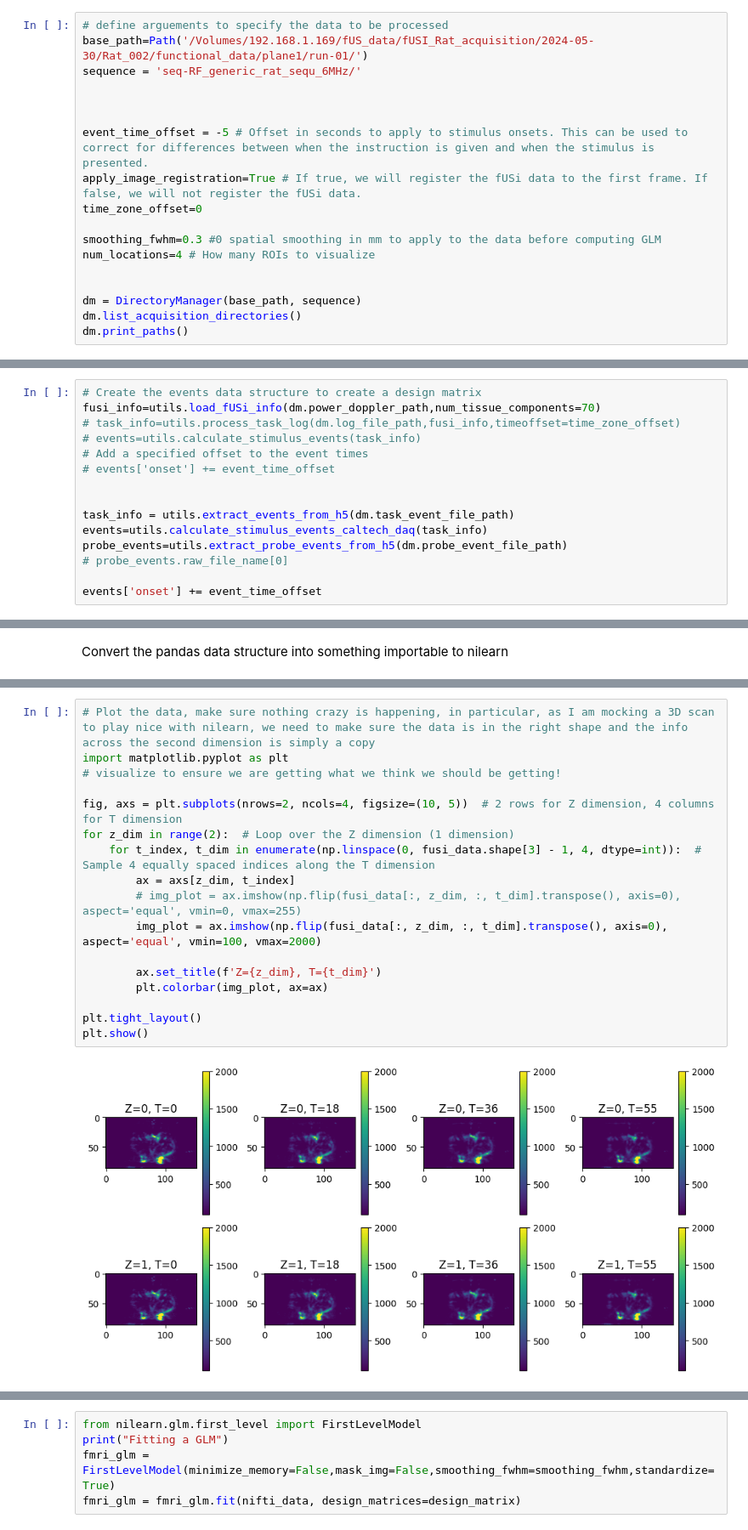
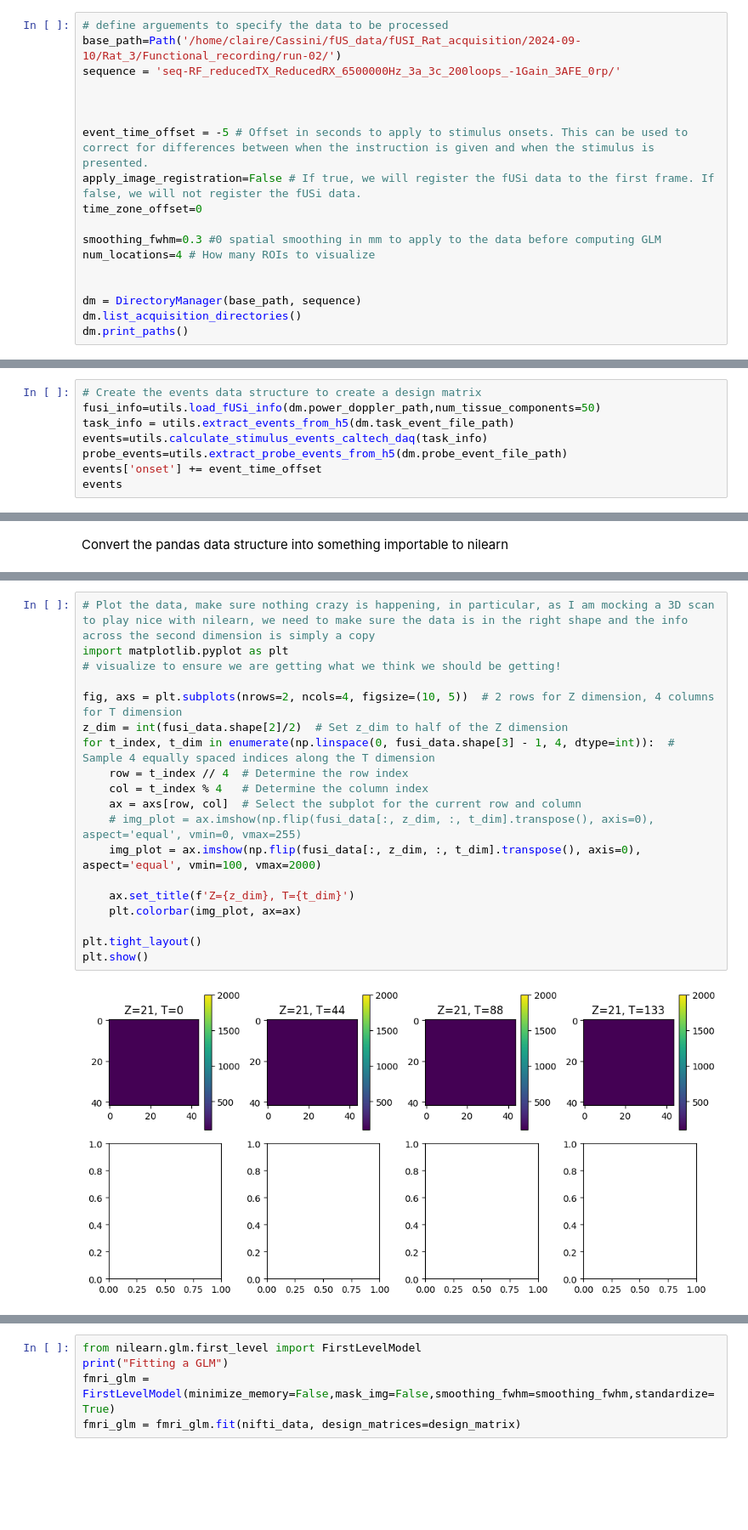
Before and after one commit to ClaireNastaskin/processing_fusi, a Jupyter notebook: Experiments/process_caltech_eventstream.ipynb, the cells around one changed output, grey strips where cells are left out. Shown: that part at 85% size. Saved outputs shown, nothing was run; the diff lists cells and outputs as text; blank space fills up the shorter version.

Commit message:
Add Caltech Fusi utils and update event stream processing

```diff
--- a/Experiments/process_caltech_eventstream.ipynb
+++ b/Experiments/process_caltech_eventstream.ipynb
@@ -35,12 +38,12 @@ from anise.io.load_matlab_dataset import load_data, load_selected_data
 # %%
 # define arguements to specify the data to be processed
-base_path=Path('/Volumes/192.168.1.169/fUS_data/fUSI_Rat_acquisition/2024-05-30/Rat_002/functional_data/plane1/run-01/')
-sequence = 'seq-RF_generic_rat_sequ_6MHz/'
+base_path=Path('/home/claire/Cassini/fUS_data/fUSI_Rat_acquisition/2024-09-10/Rat_3/Functional_recording/run-02/')
+sequence = 'seq-RF_reducedTX_ReducedRX_6500000Hz_3a_3c_200loops_-1Gain_3AFE_0rp/'
 
 
 
 event_time_offset = -5 # Offset in seconds to apply to stimulus onsets. This can be used to correct for differences between when the instruction is given and when the stimulus is presented.
-apply_image_registration=True # If true, we will register the fUSi data to the first frame. If false, we will not register the fUSi data.
+apply_image_registration=False # If true, we will register the fUSi data to the first frame. If false, we will not register the fUSi data.
 time_zone_offset=0
 
 smoothing_fwhm=0.3 #0 spatial smoothing in mm to apply to the data before computing GLM
@@ -83,16 +80,9 @@ python -m mangrove.io.convert.beamformed_to_doppler input_mode=experiments_root_
 # %%
 # Create the events data structure to create a design matrix
-fusi_info=utils.load_fUSi_info(dm.power_doppler_path,num_tissue_components=70)
-# task_info=utils.process_task_log(dm.log_file_path,fusi_info,timeoffset=time_zone_offset)
-# events=utils.calculate_stimulus_events(task_info)
-# Add a specified offset to the event times
-# events['onset'] += event_time_offset
-
-
+fusi_info=utils.load_fUSi_info(dm.power_doppler_path,num_tissue_components=50)
 task_info = utils.extract_events_from_h5(dm.task_event_file_path)
 events=utils.calculate_stimulus_events_caltech_daq(task_info)
 probe_events=utils.extract_probe_events_from_h5(dm.probe_event_file_path)
-# probe_events.raw_file_name[0]
-
 events['onset'] += event_time_offset
+events
 # %% [output]
@@ -233,22 +195,24 @@ FigureCanvasAgg is non-interactive, and thus cannot be shown
 # %%
 # Plot the data, make sure nothing crazy is happening, in particular, as I am mocking a 3D scan to play nice with nilearn, we need to make sure the data is in the right shape and the info across the second dimension is simply a copy
 import matplotlib.pyplot as plt
 # visualize to ensure we are getting what we think we should be getting!
 
 fig, axs = plt.subplots(nrows=2, ncols=4, figsize=(10, 5))  # 2 rows for Z dimension, 4 columns for T dimension
-for z_dim in range(2):  # Loop over the Z dimension (1 dimension)
-    for t_index, t_dim in enumerate(np.linspace(0, fusi_data.shape[3] - 1, 4, dtype=int)):  # Sample 4 equally spaced indices along the T dimension
-        ax = axs[z_dim, t_index]
-        # img_plot = ax.imshow(np.flip(fusi_data[:, z_dim, :, t_dim].transpose(), axis=0), aspect='equal', vmin=0, vmax=255)
-        img_plot = ax.imshow(np.flip(fusi_data[:, z_dim, :, t_dim].transpose(), axis=0), aspect='equal', vmin=100, vmax=2000)
+z_dim = int(fusi_data.shape[2]/2)  # Set z_dim to half of the Z dimension
+for t_index, t_dim in enumerate(np.linspace(0, fusi_data.shape[3] - 1, 4, dtype=int)):  # Sample 4 equally spaced indices along the T dimension
+    row = t_index // 4  # Determine the row index
+    col = t_index % 4   # Determine the column index
+    ax = axs[row, col]  # Select the subplot for the current row and column
+    # img_plot = ax.imshow(np.flip(fusi_data[:, z_dim, :, t_dim].transpose(), axis=0), aspect='equal', vmin=0, vmax=255)
+    img_plot = ax.imshow(np.flip(fusi_data[:, z_dim, :, t_dim].transpose(), axis=0), aspect='equal', vmin=100, vmax=2000)
 
-        ax.set_title(f'Z={z_dim}, T={t_dim}')
-        plt.colorbar(img_plot, ax=ax)
+    ax.set_title(f'Z={z_dim}, T={t_dim}')
+    plt.colorbar(img_plot, ax=ax)
 
 plt.tight_layout()
 plt.show()
 # %% [output]
-[figure, old version]
+[figure, new version]
 # %%
 # quick sanity check that conversion to nifti / save/load are working.
 from nilearn import image
```
Also changed, not shown: parts of 18 cells of this notebook, 2 other files.
